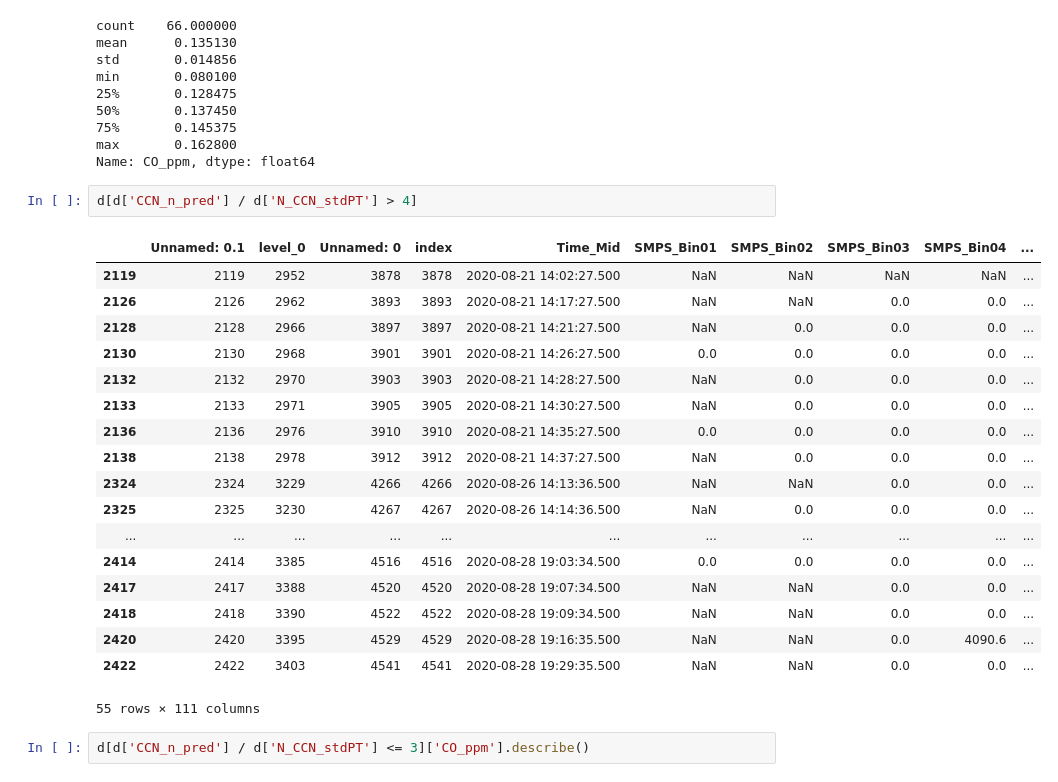
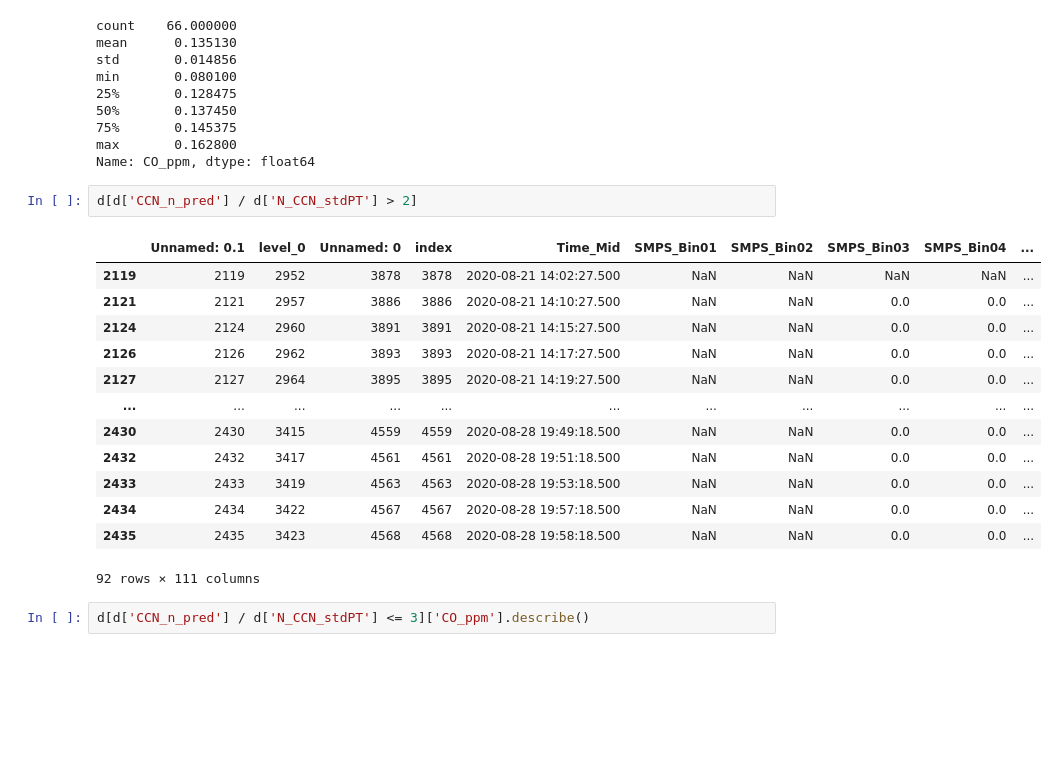
Before and after one commit to csoloff/ACTIVATE_CCN_closure, a Jupyter notebook: scripts/04_invest_smok.ipynb, the cells around one changed output. Drawn from its saved outputs; the diff is of its cells as text; blank space fills up the shorter version.

```diff
--- a/scripts/04_invest_smok.ipynb
+++ b/scripts/04_invest_smok.ipynb
@@ -31,26 +31,21 @@ min       0.080100
 max       0.162800
 Name: CO_ppm, dtype: float64
 # %%
-d[d['CCN_n_pred'] / d['N_CCN_stdPT'] > 4]
+d[d['CCN_n_pred'] / d['N_CCN_stdPT'] > 2]
 # %% [output]
 |  | Unnamed: 0.1 | level_0 | Unnamed: 0 | index | Time_Mid | SMPS_Bin01 | SMPS_Bin02 | SMPS_Bin03 | SMPS_Bin04 | ... |
 | 2119 | 2119 | 2952 | 3878 | 3878 | 2020-08-21 14:02:27.500 | NaN | NaN | NaN | NaN | ... |
+| 2121 | 2121 | 2957 | 3886 | 3886 | 2020-08-21 14:10:27.500 | NaN | NaN | 0.0 | 0.0 | ... |
+| 2124 | 2124 | 2960 | 3891 | 3891 | 2020-08-21 14:15:27.500 | NaN | NaN | 0.0 | 0.0 | ... |
 | 2126 | 2126 | 2962 | 3893 | 3893 | 2020-08-21 14:17:27.500 | NaN | NaN | 0.0 | 0.0 | ... |
-| 2128 | 2128 | 2966 | 3897 | 3897 | 2020-08-21 14:21:27.500 | NaN | 0.0 | 0.0 | 0.0 | ... |
-| 2130 | 2130 | 2968 | 3901 | 3901 | 2020-08-21 14:26:27.500 | 0.0 | 0.0 | 0.0 | 0.0 | ... |
-| 2132 | 2132 | 2970 | 3903 | 3903 | 2020-08-21 14:28:27.500 | NaN | 0.0 | 0.0 | 0.0 | ... |
-| 2133 | 2133 | 2971 | 3905 | 3905 | 2020-08-21 14:30:27.500 | NaN | 0.0 | 0.0 | 0.0 | ... |
-| 2136 | 2136 | 2976 | 3910 | 3910 | 2020-08-21 14:35:27.500 | 0.0 | 0.0 | 0.0 | 0.0 | ... |
-| 2138 | 2138 | 2978 | 3912 | 3912 | 2020-08-21 14:37:27.500 | NaN | 0.0 | 0.0 | 0.0 | ... |
-| 2324 | 2324 | 3229 | 4266 | 4266 | 2020-08-26 14:13:36.500 | NaN | NaN | 0.0 | 0.0 | ... |
-| 2325 | 2325 | 3230 | 4267 | 4267 | 2020-08-26 14:14:36.500 | NaN | 0.0 | 0.0 | 0.0 | ... |
+| 2127 | 2127 | 2964 | 3895 | 3895 | 2020-08-21 14:19:27.500 | NaN | NaN | 0.0 | 0.0 | ... |
 | ... | ... | ... | ... | ... | ... | ... | ... | ... | ... | ... |
-| 2414 | 2414 | 3385 | 4516 | 4516 | 2020-08-28 19:03:34.500 | 0.0 | 0.0 | 0.0 | 0.0 | ... |
-| 2417 | 2417 | 3388 | 4520 | 4520 | 2020-08-28 19:07:34.500 | NaN | NaN | 0.0 | 0.0 | ... |
-| 2418 | 2418 | 3390 | 4522 | 4522 | 2020-08-28 19:09:34.500 | NaN | NaN | 0.0 | 0.0 | ... |
-| 2420 | 2420 | 3395 | 4529 | 4529 | 2020-08-28 19:16:35.500 | NaN | NaN | 0.0 | 4090.6 | ... |
-| 2422 | 2422 | 3403 | 4541 | 4541 | 2020-08-28 19:29:35.500 | NaN | NaN | 0.0 | 0.0 | ... |
+| 2430 | 2430 | 3415 | 4559 | 4559 | 2020-08-28 19:49:18.500 | NaN | NaN | 0.0 | 0.0 | ... |
+| 2432 | 2432 | 3417 | 4561 | 4561 | 2020-08-28 19:51:18.500 | NaN | NaN | 0.0 | 0.0 | ... |
+| 2433 | 2433 | 3419 | 4563 | 4563 | 2020-08-28 19:53:18.500 | NaN | NaN | 0.0 | 0.0 | ... |
+| 2434 | 2434 | 3422 | 4567 | 4567 | 2020-08-28 19:57:18.500 | NaN | NaN | 0.0 | 0.0 | ... |
+| 2435 | 2435 | 3423 | 4568 | 4568 | 2020-08-28 19:58:18.500 | NaN | NaN | 0.0 | 0.0 | ... |
-55 rows × 111 columns
+92 rows × 111 columns
 # %%
 d[d['CCN_n_pred'] / d['N_CCN_stdPT'] <= 3]['CO_ppm'].describe()
 # %% [output]
```
Also changed, not shown: 1 other file.
